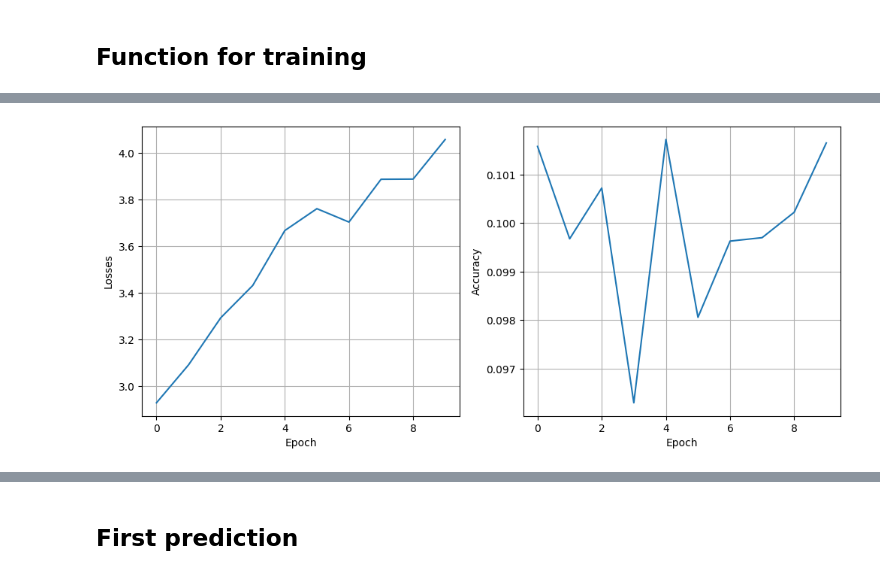
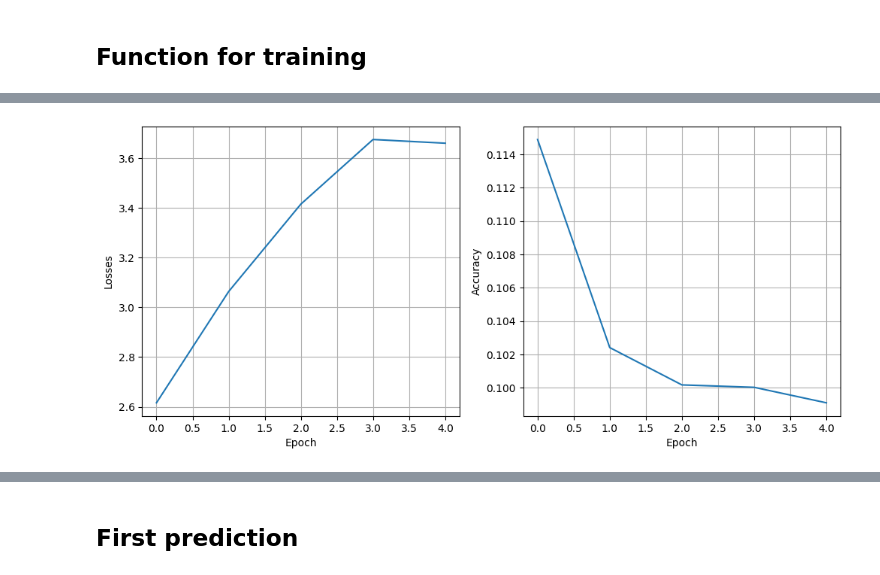
Before and after one commit to alex-werben/Deep-Learning, a Jupyter notebook: mnist_cnn.ipynb, the cells around one changed output, grey strips where cells are left out. Cells and saved outputs as stored; diff of their text form; code cells hidden in the pictures.

```diff
--- a/mnist_cnn.ipynb
+++ b/mnist_cnn.ipynb
@@ -305,7 +351,8 @@ custom_transforms = transforms.Compose([
 class MnistDataset(Dataset):
     def __init__(self, annotations_file, transform=None, target_transform=None, train=False):
         df = pd.read_csv(annotations_file)
-        self.img_pixels = df.loc[:, df.columns!="label"].values.reshape(df.__len__(), 28, 28)
+        # self.img_pixels = df.loc[:, df.columns!="label"].values
+        self.img_pixels = df.loc[:, df.columns!="label"].apply(lambda x: x / 255).values.reshape(df.__len__(), 28, 28)
         self.transform = transform
         self.target_transform = target_transform
         self.train = train
@@ -326,8 +373,8 @@ class MnistDataset(Dataset):
         else:
             return image
 # %%
-mnist_train_dataset = MnistDataset("train.csv", transform=custom_transforms, target_transform=label_transforms, train=True)
-mnist_test_dataset = MnistDataset("test.csv", transform=custom_transforms, train=False)
+mnist_train_dataset = MnistDataset("train.csv", transform=img_transforms, target_transform=label_transforms, train=True)
+mnist_test_dataset = MnistDataset("test.csv", transform=img_transforms, train=False)
 # %%
 mnist_train_loader = DataLoader(mnist_train_dataset, batch_size=32, shuffle=False)
 mnist_test_loader = DataLoader(mnist_test_dataset, batch_size=32, shuffle=False)
@@ -355,12 +402,15 @@ def train_kaggle(network: nn.Module, dataset: DataLoader, loss = None, optim: to
     train_losses = []
     train_accuracies = []
 
+    train_preds = []
+
     network.to(device=gpu_device) if gpu else network.to(device=cpu_device)
 
     network.train()
     for i in tqdm(range(epochs)):
         accuracies = []
         losses = []
+        preds = []
         for X, y in dataset:
             if gpu:
                 X = X.to(device=gpu_device)
@@ -373,9 +423,10 @@ def train_kaggle(network: nn.Module, dataset: DataLoader, loss = None, optim: to
             optim.step()
 
             accuracies.append((np.argmax(pred.detach().cpu().data.numpy(), axis=1) == y.cpu().data.numpy()).mean())
+            preds.append(pred)
         train_losses.append(np.mean(losses))
         train_accuracies.append(np.mean(accuracies))
-
+        train_preds.append(preds)
         clear_output(True)
         if verbose:
             sys.stdout.write(f"Epoch {i}: Train loss/accuracy: {train_losses[i]:.3f}/{train_accuracies[i]:.3f}")
@@ -392,8 +443,8 @@ def train_kaggle(network: nn.Module, dataset: DataLoader, loss = None, optim: to
             plt.plot(train_accuracies)
             plt.grid("on")
             plt.show()
-    return train_accuracies, train_losses
+    return train_accuracies, train_losses, train_preds
 # %%
-conv_cls = ConvClassifier()
+cnn = ConvClassifier()
 # %%
 tr_ac, tr_ls = train_kaggle(conv_cls, mnist_train_loader, loss=nn.CrossEntropyLoss(), gpu=False, verbose=True, plot=True)
@@ -400,3 +453,3 @@ tr_ac, tr_ls = train_kaggle(conv_cls, mnist_train_loader, loss=nn.CrossEntropyLo
 # %%
-tr_ac, tr_ls = train_kaggle(conv_cls, mnist_train_loader, loss=nn.CrossEntropyLoss(), gpu=True, verbose=True, plot=True)
+tr_ac, tr_ls, preds = train_kaggle(cnn, mnist_train_loader, epochs=5, loss=nn.CrossEntropyLoss(), gpu=True, verbose=True, plot=True)
 # %% [output]
@@ -404 +457 @@ Epoch 9: Train accuracy/loss: 0.102/4.057
-[figure, old version]
+[figure, new version]
```
Also changed, not shown: parts of 16 cells of this notebook.
